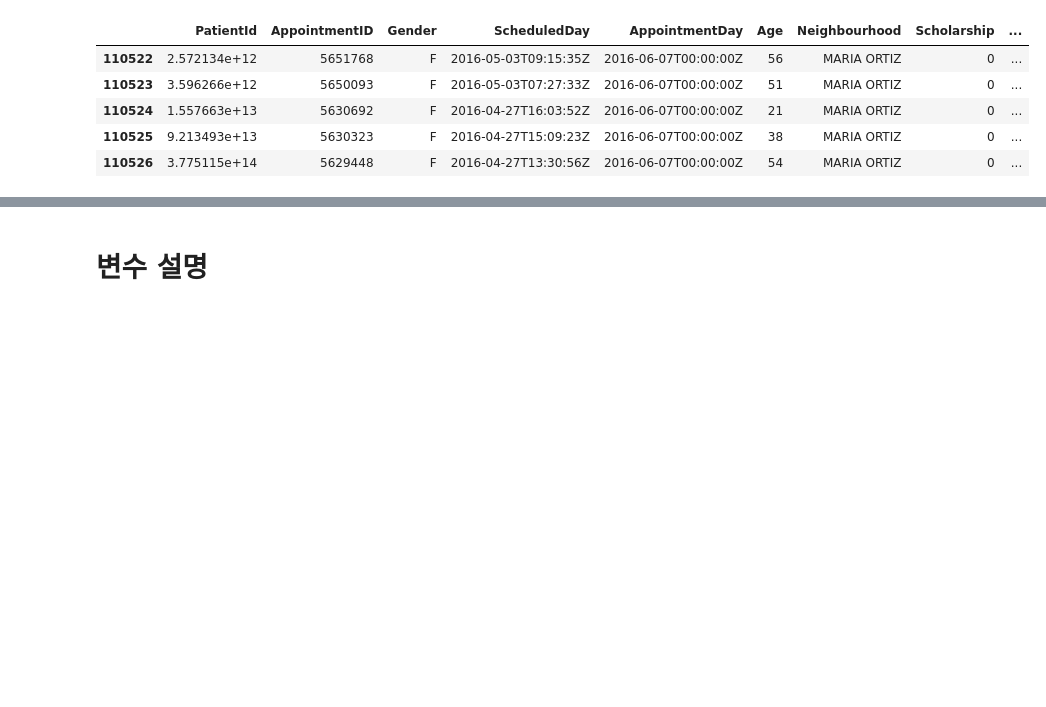
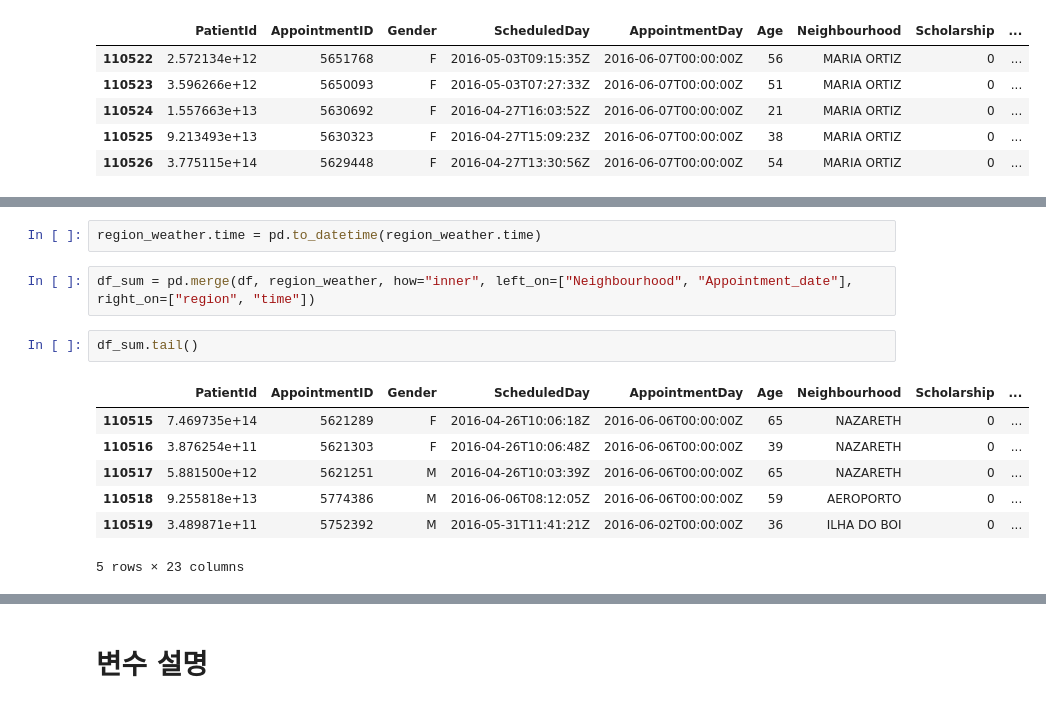
Before and after one commit to p829911/Classification_project, a Jupyter notebook: LogisticRegression.ipynb, the cells around one changed output, grey strips where cells are left out. Saved outputs shown, nothing was run; the diff lists cells and outputs as text; blank space fills up the shorter version.

```diff
--- a/LogisticRegression.ipynb
+++ b/LogisticRegression.ipynb
@@ -32,0 +93,14 @@ len(df.Neighbourhood.unique())
+# %%
+region_weather.time = pd.to_datetime(region_weather.time)
+# %%
+df_sum = pd.merge(df, region_weather, how="inner", left_on=["Neighbourhood", "Appointment_date"], right_on=["region", "time"])
+# %%
+df_sum.tail()
+# %% [output]
+|  | PatientId | AppointmentID | Gender | ScheduledDay | AppointmentDay | Age | Neighbourhood | Scholarship | ... |
+| 110515 | 7.469735e+14 | 5621289 | F | 2016-04-26T10:06:18Z | 2016-06-06T00:00:00Z | 65 | NAZARETH | 0 | ... |
+| 110516 | 3.876254e+11 | 5621303 | F | 2016-04-26T10:06:48Z | 2016-06-06T00:00:00Z | 39 | NAZARETH | 0 | ... |
+| 110517 | 5.881500e+12 | 5621251 | M | 2016-04-26T10:03:39Z | 2016-06-06T00:00:00Z | 65 | NAZARETH | 0 | ... |
+| 110518 | 9.255818e+13 | 5774386 | M | 2016-06-06T08:12:05Z | 2016-06-06T00:00:00Z | 59 | AEROPORTO | 0 | ... |
+| 110519 | 3.489871e+11 | 5752392 | M | 2016-05-31T11:41:21Z | 2016-06-02T00:00:00Z | 36 | ILHA DO BOI | 0 | ... |
+5 rows × 23 columns
```
Also changed, not shown: parts of 149 cells of this notebook, 10 other files.
